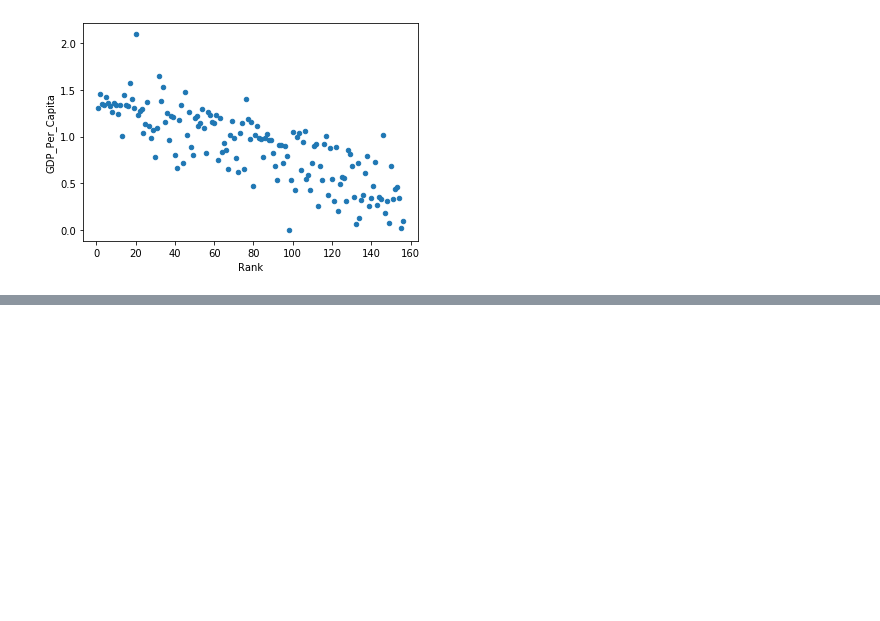
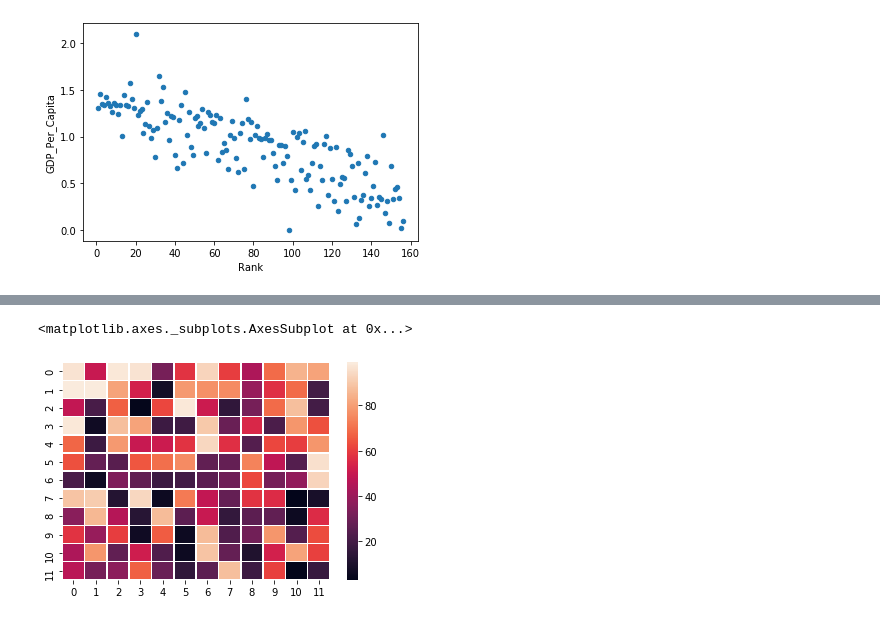
Before and after one commit to sagarbhadra7/Data-Science, a Jupyter notebook: Matplotlib_practice.ipynb, the cells around one changed output, grey strips where cells are left out. Cells and saved outputs as stored; diff of their text form; code cells hidden in the pictures; blank space fills up the shorter version.

```diff
--- a/Matplotlib_practice.ipynb
+++ b/Matplotlib_practice.ipynb
@@ -128,0 +136,2 @@ plt.show()
+# %%
+matrix=np.random.randint(1,100,size=[12,12])
@@ -128,0 +145,5 @@ plt.show()
+# %%
+sb.heatmap(matrix,linewidths=)
+# %% [output]
+<matplotlib.axes._subplots.AxesSubplot at 0x...>
+[figure, added]
```
Also changed, not shown: parts of 7 cells of this notebook.
